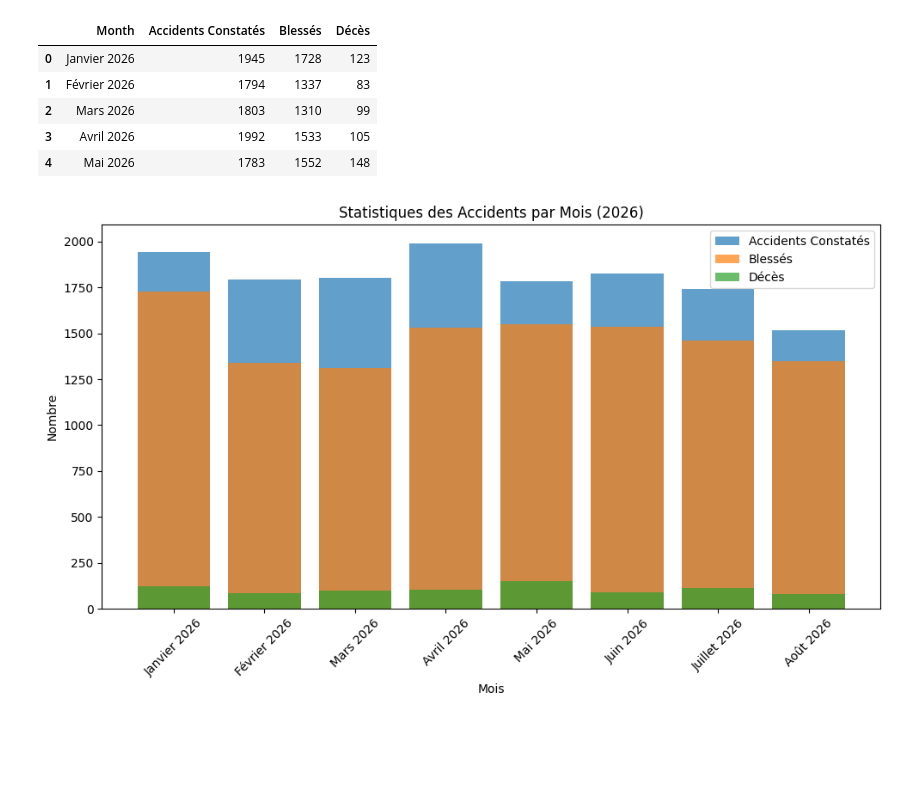
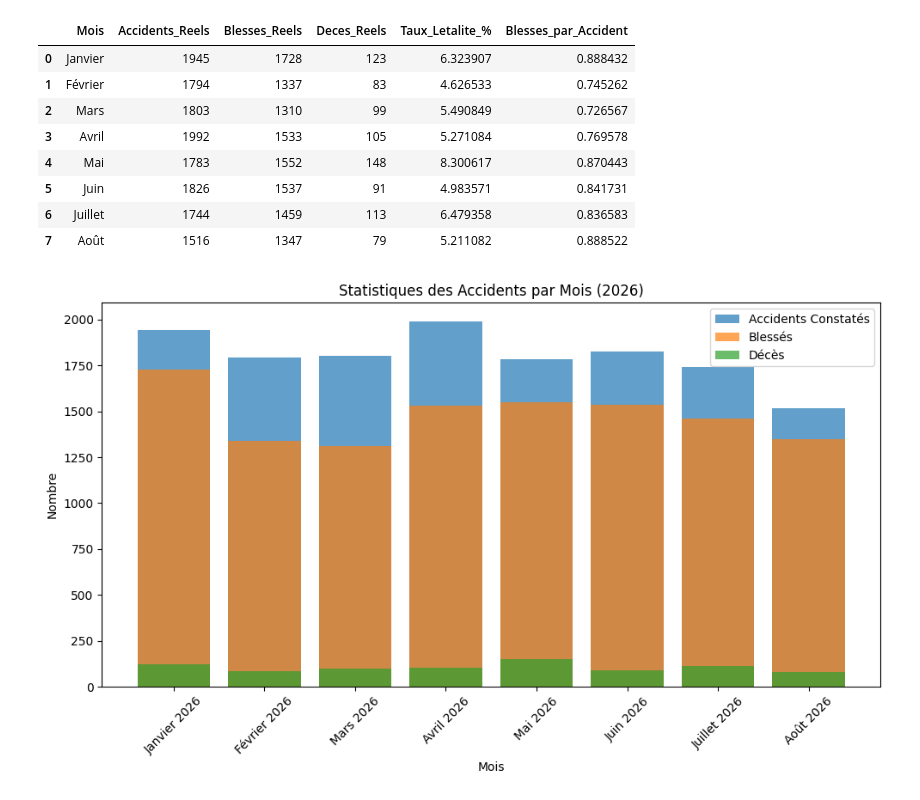
Before and after one commit to abelooo/Analyse-de-la-securit-routiere-_BF, a Jupyter notebook: securite burkina .ipynb, the cells around one changed output. Saved outputs shown, nothing was run; the diff lists cells and outputs as text; code cells hidden in the pictures; blank space fills up the shorter version.

```diff
--- a/securite burkina .ipynb
+++ b/securite burkina .ipynb
@@ -1,16 +1,19 @@
 # %%
 import pandas as pd
 # %%
-df = pd.read_csv('security/burkina_faso_accidents_2026.csv', encoding='utf-8')
+df = pd.read_csv('./burkina_faso_accidents_2026.csv', encoding='utf-8')
 # %%
-df.head()
+df.head(8)
 # %% [output]
-|  | Month | Accidents Constatés | Blessés | Décès |
-| 0 | Janvier 2026 | 1945 | 1728 | 123 |
-| 1 | Février 2026 | 1794 | 1337 | 83 |
-| 2 | Mars 2026 | 1803 | 1310 | 99 |
-| 3 | Avril 2026 | 1992 | 1533 | 105 |
-| 4 | Mai 2026 | 1783 | 1552 | 148 |
+|  | Mois | Accidents_Reels | Blesses_Reels | Deces_Reels | Taux_Letalite_% | Blesses_par_Accident |
+| 0 | Janvier | 1945 | 1728 | 123 | 6.323907 | 0.888432 |
+| 1 | Février | 1794 | 1337 | 83 | 4.626533 | 0.745262 |
+| 2 | Mars | 1803 | 1310 | 99 | 5.490849 | 0.726567 |
+| 3 | Avril | 1992 | 1533 | 105 | 5.271084 | 0.769578 |
+| 4 | Mai | 1783 | 1552 | 148 | 8.300617 | 0.870443 |
+| 5 | Juin | 1826 | 1537 | 91 | 4.983571 | 0.841731 |
+| 6 | Juillet | 1744 | 1459 | 113 | 6.479358 | 0.836583 |
+| 7 | Août | 1516 | 1347 | 79 | 5.211082 | 0.888522 |
 # %%
 import matplotlib.pyplot as plt
 
```
Also changed, not shown: parts of 6 cells of this notebook.
